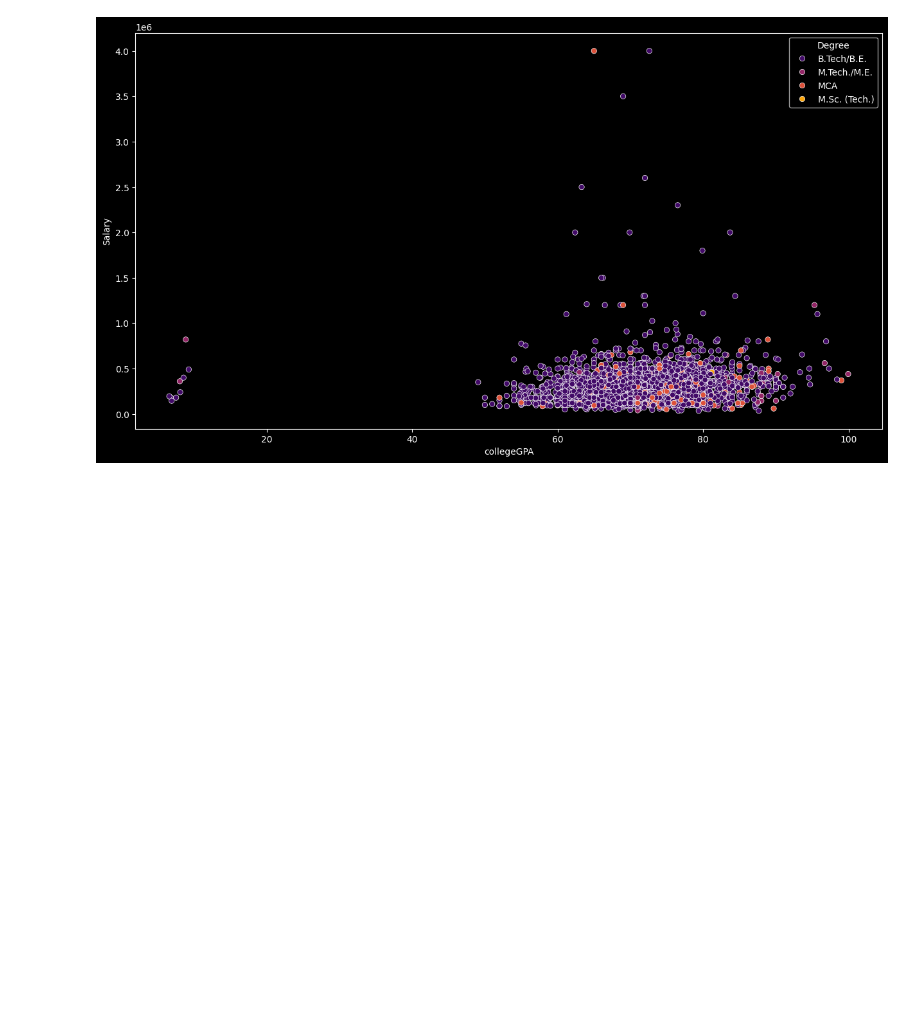
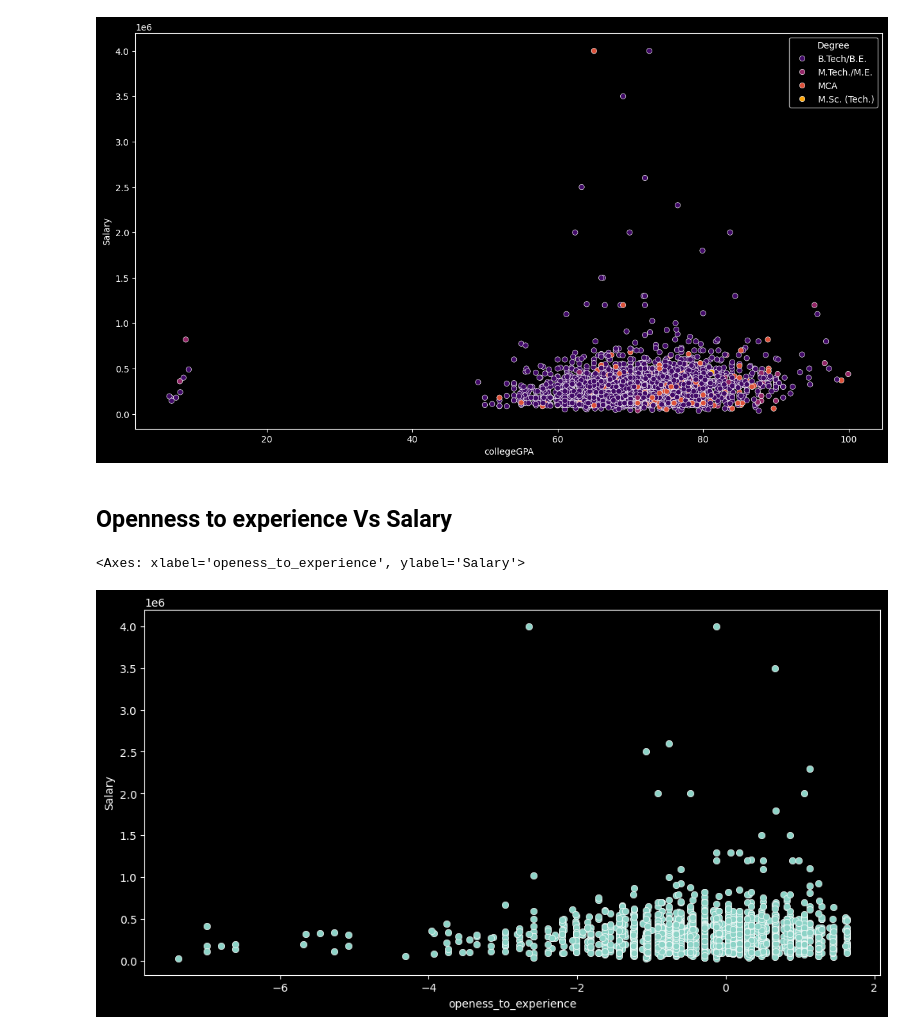
Before and after one commit to Trickster442/Data-Analysis-College-project, a Jupyter notebook: data_anaylysis/College Project/Engineering_graduate_salary.ipynb, the cells around one changed output. Saved outputs shown, nothing was run; the diff lists cells and outputs as text; code cells hidden in the pictures; blank space fills up the shorter version.

```diff
--- a/data_anaylysis/College Project/Engineering_graduate_salary.ipynb
+++ b/data_anaylysis/College Project/Engineering_graduate_salary.ipynb
@@ -403,3 +497,11 @@ sns.scatterplot(x = df['collegeGPA'], y = df['Salary'], hue = df.Degree, palette
 # %% [output]
 <Axes: xlabel='collegeGPA', ylabel='Salary'>
 [figure]
+# %% [markdown]
+## Openness to experience Vs Salary
+# %%
+plt.figure(figsize = (12,6))
+sns.scatterplot(x = df.openess_to_experience ,y = df.Salary)
+# %% [output]
+<Axes: xlabel='openess_to_experience', ylabel='Salary'>
+[figure, added]
```
Also changed, not shown: parts of 38 cells of this notebook.
